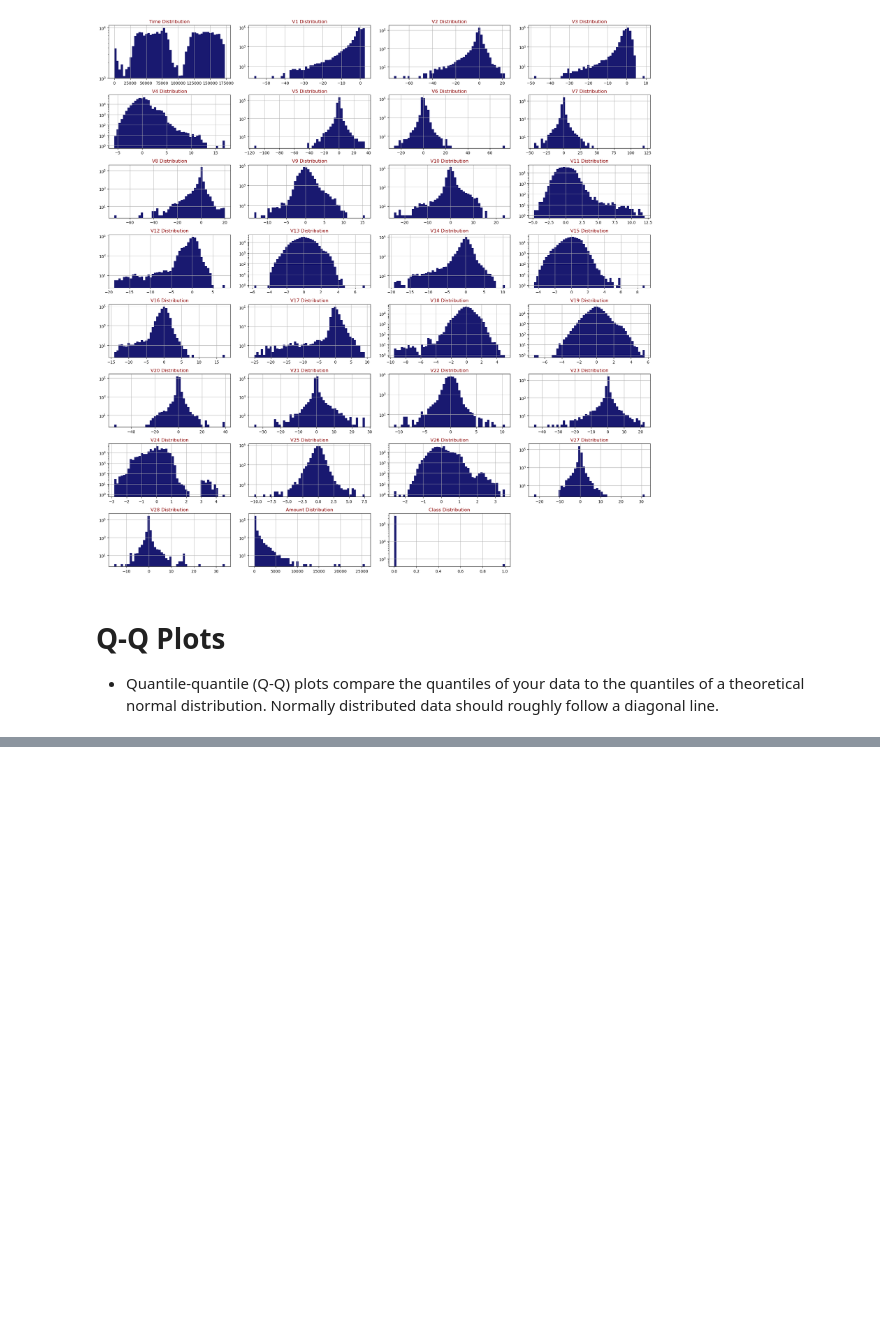
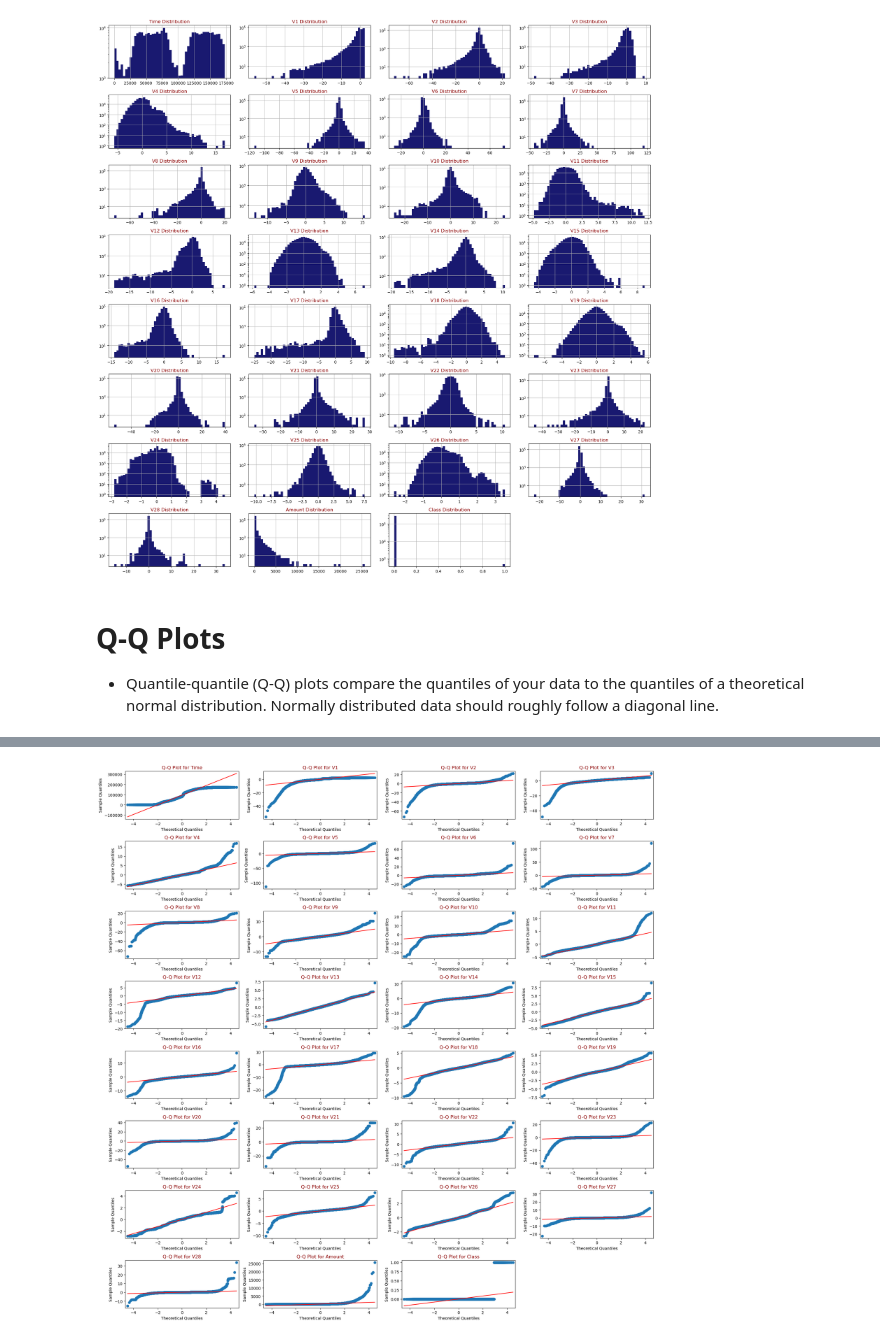
Before and after one commit to AnkitDogra-07/Research-CSE-V, a Jupyter notebook: Work/Notebooks for Data Cleaning/preprocessing.ipynb, the cells around one changed output, grey strips where cells are left out. Saved outputs shown, nothing was run; the diff lists cells and outputs as text; code cells hidden in the pictures; blank space fills up the shorter version.

```diff
--- a/Work/Notebooks for Data Cleaning/preprocessing.ipynb
+++ b/Work/Notebooks for Data Cleaning/preprocessing.ipynb
@@ -148,0 +154,14 @@ draw_qq_plots(main_df, main_df.columns, 8, 4)
+# %%
+from sklearn.preprocessing import StandardScaler
+
+# Initialize the StandardScaler
+scaler = StandardScaler()
+
+# Fit and transform the scaler on your dataset
+normalized_data = scaler.fit_transform(main_df)
+
+# Convert the normalized data back to a DataFrame
+normalized_df = pd.DataFrame(data=normalized_data, columns=main_df.columns)
+
+# Check the first few rows of the normalized DataFrame
+normalized_df.head()
@@ -148,0 +199,13 @@ draw_qq_plots(main_df, main_df.columns, 8, 4)
+# %%
+def draw_qq_plots(df, features, rows, columns):
+    fig = plt.figure(figsize=(20, 20))
+    for i, feature in enumerate(features):
+        ax = fig.add_subplot(rows, columns, i+1)
+        sm.qqplot(df[feature], line='s', ax=ax)
+        ax.set_title(f'Q-Q Plot for {feature}', color='DarkRed')
+    fig.tight_layout()
+    plt.show()
+
+draw_qq_plots(normalized_df, normalized_df.columns, 8, 4)
+# %% [output]
+[figure, added]
```
Also changed, not shown: parts of 4 cells of this notebook.
